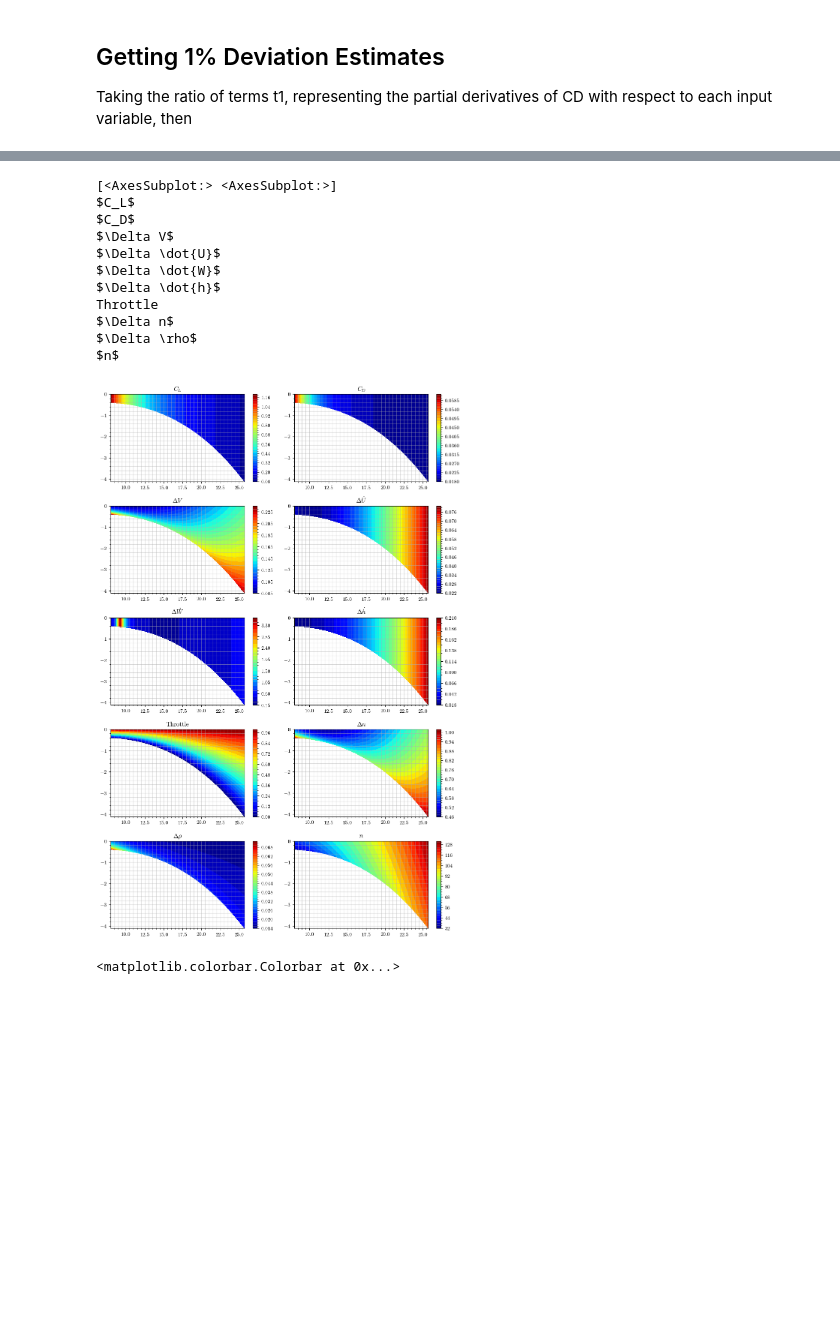
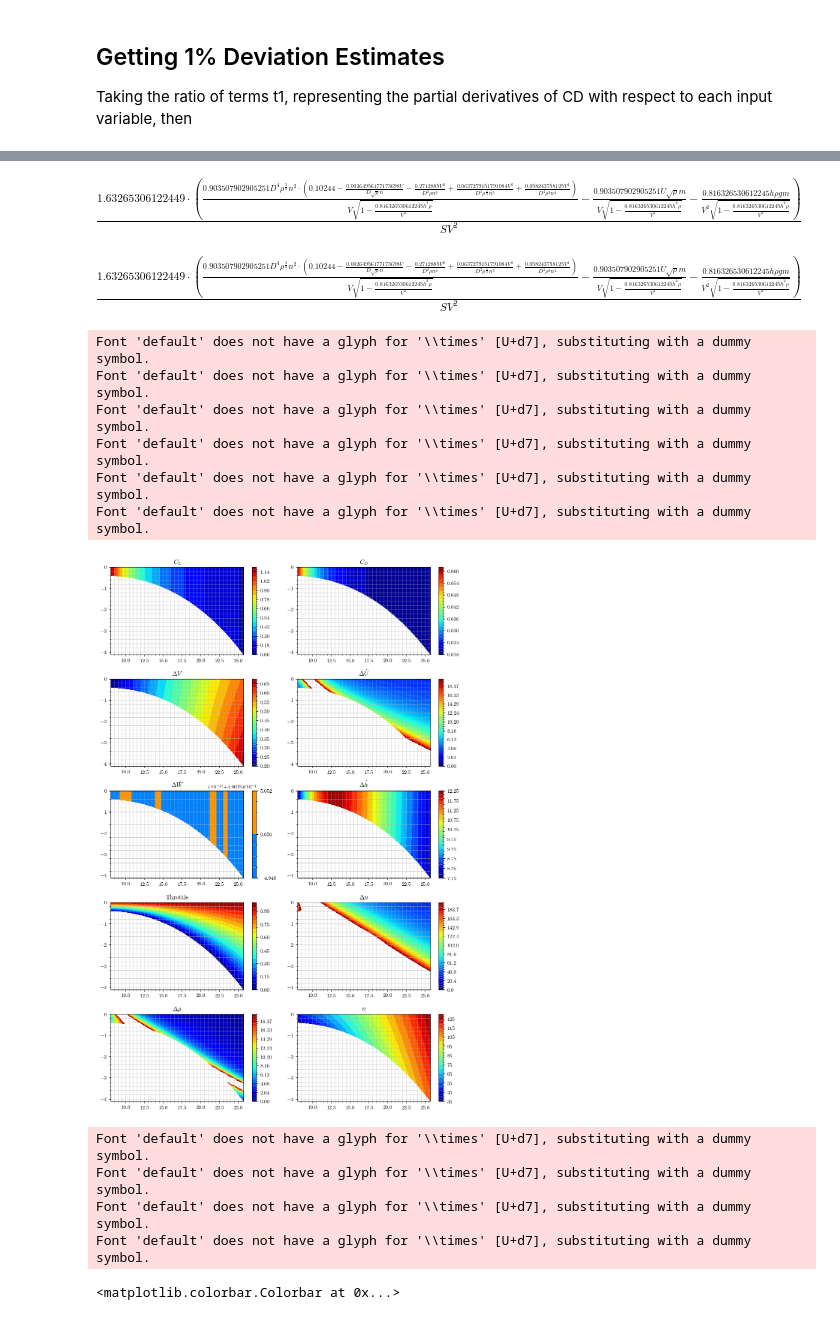
Before and after one commit to wkemp-edu/ArduPilot_AnalysisSuite, a Jupyter notebook: Investigations/descending_operatingpoints_working_linus.ipynb, the cells around one changed output, grey strips where cells are left out. Drawn from its saved outputs; the diff is of its cells as text; code cells hidden in the pictures; blank space fills up the shorter version.

```diff
--- a/Investigations/descending_operatingpoints_working_linus.ipynb
+++ b/Investigations/descending_operatingpoints_working_linus.ipynb
@@ -180,0 +220,13 @@ Taking the ratio of terms t1, representing the partial derivatives of CD with re
+# %%
+fig, axs = plt.subplots(5, 2, layout='tight')
+print(axs[0])
+fig.set_size_inches(10,15)
+for i, ax in enumerate(axs.flat):
+    if i == 4:
+        levels = np.logspace(0.1, 1, 10)
+        pcm = ax.contourf(V_INF_op, h_dot_op, result_list[i], cmap='jet', levels=levels)
+    else:
+        pcm = ax.contourf(V_INF_op, h_dot_op, result_list[i], cmap='jet', levels=30)
+    print(labels[i])
+    ax.set_title(labels[i])
+    fig.colorbar(pcm, ax=ax)
@@ -180,0 +246,11 @@ Taking the ratio of terms t1, representing the partial derivatives of CD with re
+# %%
+dC_L_dV = diff(C_L, V)
+dC_L_dU_dot = diff(C_L, U_dot)
+dC_L_dW_dot = diff(C_L, W_dot)
+dC_L_dh_dot = diff(C_L, h_dot)
+dC_L_dtheta = diff(C_L, theta)
+dC_L_dn = diff(C_L, n)
+dC_L_drho = diff(C_L, rho)
+dC_L_dP = diff(C_L, P)
+dC_L_dT = diff(C_L, T)
+dC_L_dg = diff(C_L, g)
@@ -181,3 +261,7 @@ Taking the ratio of terms t1, representing the partial derivatives of CD with re
+# %%
+dC_L_dh_dot
+# %% [output]
+$\displaystyle \frac{1.63265306122449 \cdot \left(\frac{0.903507902905251 D^{4} \rho^{\frac{3}{2}} n^{2} \cdot \left(0.10244 - \frac{0.00264956177173698 V}{D \sqrt{\rho} n} - \frac{0.2712885 V^{2}}{D^{2} \rho n^{2}} + \frac{0.0637279151791084 V^{3}}{D^{3} \rho^{\frac{3}{2}} n^{3}} + \frac{0.058243758125 V^{4}}{D^{4} \rho^{2} n^{4}}\right)}{V \sqrt{1 - \frac{0.816326530612245 \dot{h}^{2} \rho}{V^{2}}}} - \frac{0.903507902905251 \dot{U} \sqrt{\rho} m}{V \sqrt{1 - \frac{0.816326530612245 \dot{h}^{2} \rho}{V^{2}}}} - \frac{0.816326530612245 \dot{h} \rho g m}{V^{2} \sqrt{1 - \frac{0.816326530612245 \dot{h}^{2} \rho}{V^{2}}}}\right)}{S V^{2}}$
 # %%
 per_diff = 0.05
 
@@ -235,28 +319,40 @@ for j, v in enumerate(V_inf):
 
 result_list = [C_L_base_vec, C_D_base_vec, dV_vec, dU_dot_vec, dW_dot_vec, dh_dot_vec, THROTTLE, dn_vec, drho_vec, N_op]
 labels = ['$C_L$', '$C_D$', '$\Delta V$', '$\Delta \dot{U}$', '$\Delta \dot{W}$', '$\Delta \dot{h}$', 'Throttle', '$\Delta n$', '$\Delta \\rho$', '$n$']
+# %%
+dC_L_dh_dot
+# %% [output]
+$\displaystyle \frac{1.63265306122449 \cdot \left(\frac{0.903507902905251 D^{4} \rho^{\frac{3}{2}} n^{2} \cdot \left(0.10244 - \frac{0.00264956177173698 V}{D \sqrt{\rho} n} - \frac{0.2712885 V^{2}}{D^{2} \rho n^{2}} + \frac{0.0637279151791084 V^{3}}{D^{3} \rho^{\frac{3}{2}} n^{3}} + \frac{0.058243758125 V^{4}}{D^{4} \rho^{2} n^{4}}\right)}{V \sqrt{1 - \frac{0.816326530612245 \dot{h}^{2} \rho}{V^{2}}}} - \frac{0.903507902905251 \dot{U} \sqrt{\rho} m}{V \sqrt{1 - \frac{0.816326530612245 \dot{h}^{2} \rho}{V^{2}}}} - \frac{0.816326530612245 \dot{h} \rho g m}{V^{2} \sqrt{1 - \frac{0.816326530612245 \dot{h}^{2} \rho}{V^{2}}}}\right)}{S V^{2}}$
 # %%
+from matplotlib import colors
 fig, axs = plt.subplots(5, 2, layout='tight')
-print(axs[0])
 fig.set_size_inches(10,15)
 for i, ax in enumerate(axs.flat):
-    pcm = ax.contourf(V_INF_op, h_dot_op, result_list[i], cmap='jet', levels=30)
-    print(labels[i])
+    if i == 3:
+        levels = np.linspace(0, 20)
+        pcm = ax.contourf(V_INF_op, h_dot_op, result_list[i], cmap='jet', levels=levels)
+    elif i == 7:
+        levels = np.linspace(0, 200)
+        pcm = ax.contourf(V_INF_op, h_dot_op, result_list[i], cmap='jet', levels=levels)
+    elif i == 8:
+        levels = np.linspace(0, 20)
+        pcm = ax.contourf(V_INF_op, h_dot_op, result_list[i], cmap='jet', levels=levels)
+    else:
+        pcm = ax.contourf(V_INF_op, h_dot_op, result_list[i], cmap='jet', levels=20)
     ax.set_title(labels[i])
     fig.colorbar(pcm, ax=ax)
 # %% [output]
-[<AxesSubplot:> <AxesSubplot:>]
-$C_L$
-$C_D$
-$\Delta V$
-$\Delta \dot{U}$
-$\Delta \dot{W}$
-$\Delta \dot{h}$
-Throttle
-$\Delta n$
-$\Delta \rho$
-$n$
+Font 'default' does not have a glyph for '\\times' [U+d7], substituting with a dummy symbol.
+Font 'default' does not have a glyph for '\\times' [U+d7], substituting with a dummy symbol.
+Font 'default' does not have a glyph for '\\times' [U+d7], substituting with a dummy symbol.
+Font 'default' does not have a glyph for '\\times' [U+d7], substituting with a dummy symbol.
+Font 'default' does not have a glyph for '\\times' [U+d7], substituting with a dummy symbol.
+Font 'default' does not have a glyph for '\\times' [U+d7], substituting with a dummy symbol.
-[figure, old version]
+[figure, new version]
+Font 'default' does not have a glyph for '\\times' [U+d7], substituting with a dummy symbol.
+Font 'default' does not have a glyph for '\\times' [U+d7], substituting with a dummy symbol.
+Font 'default' does not have a glyph for '\\times' [U+d7], substituting with a dummy symbol.
+Font 'default' does not have a glyph for '\\times' [U+d7], substituting with a dummy symbol.
 # %%
 fig = plt.figure(figsize=(10,5))
 ax0 = plt.subplot(1,2,1)
```
Also changed, not shown: parts of 11 cells of this notebook, 2 other files.
